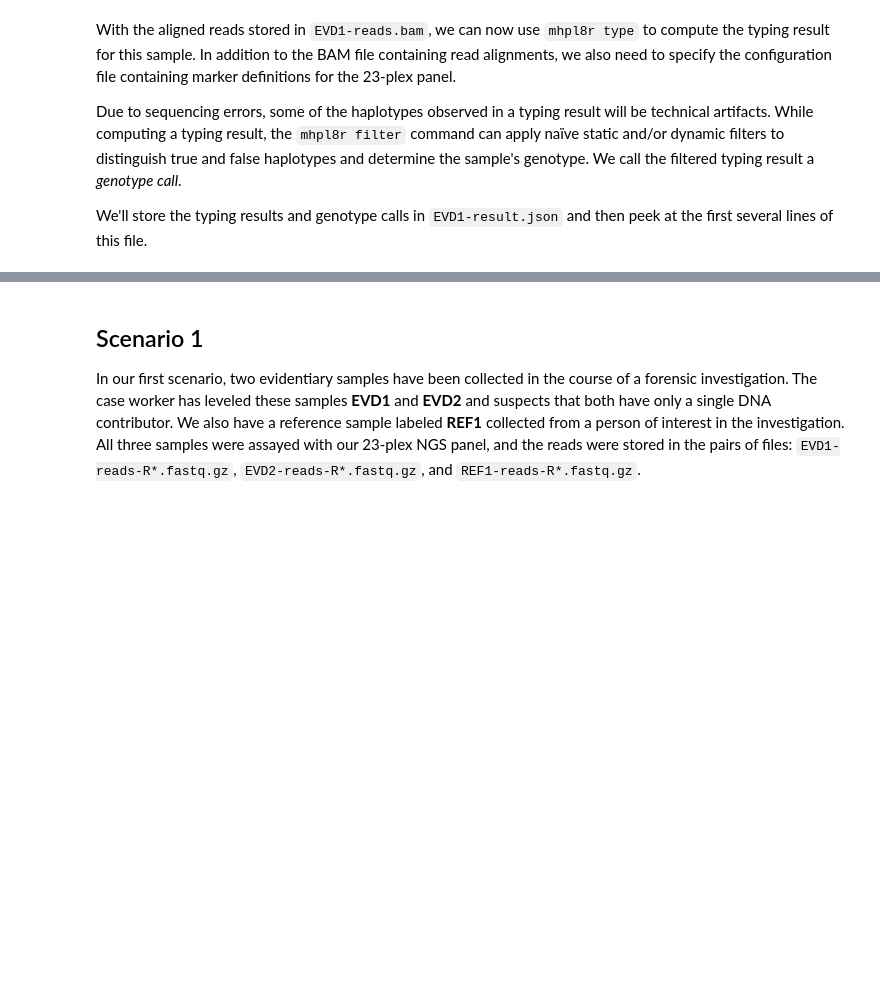
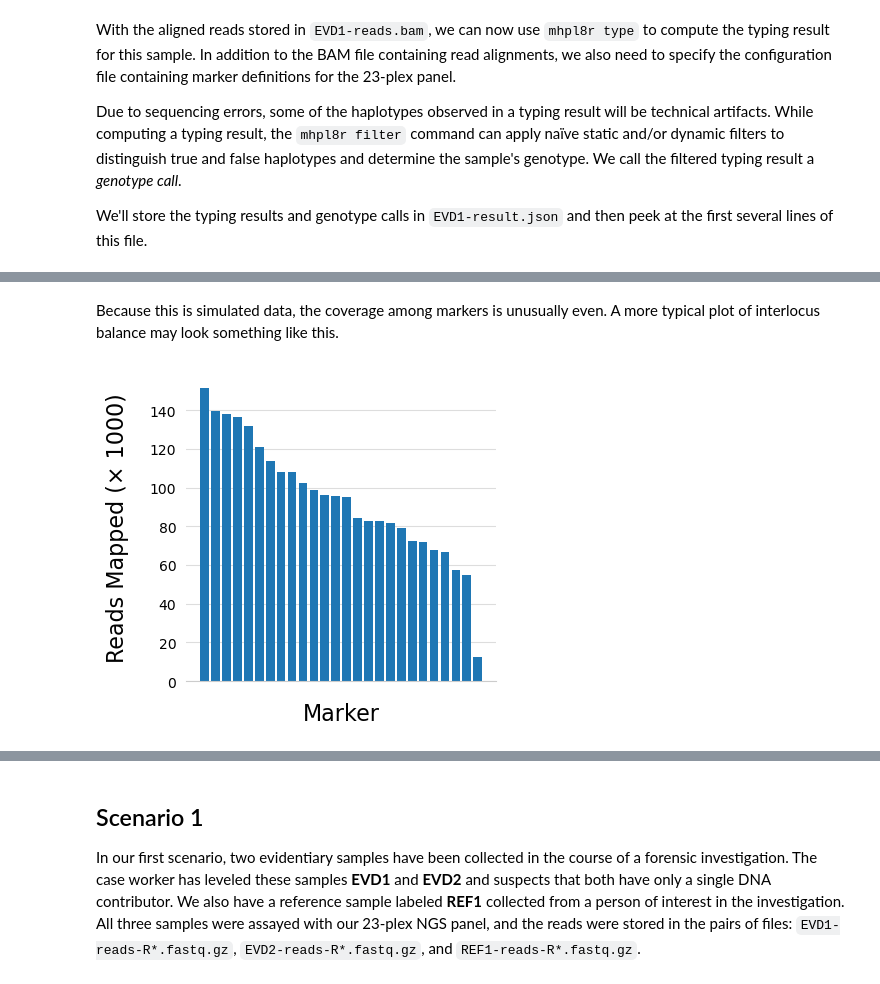
Before and after one commit to bioforensics/MicroHapulator, a Jupyter notebook: binder/demo.ipynb, the cells around one changed output, grey strips where cells are left out. Drawn from its saved outputs; the diff is of its cells as text; code cells hidden in the pictures; blank space fills up the shorter version.

```diff
--- a/binder/demo.ipynb
+++ b/binder/demo.ipynb
@@ -139,0 +204,7 @@ But observing no significant imbalance, we can proceed with our analysis and int
+# %% [markdown]
+Because this is simulated data, the coverage among markers is unusually even.
+A more typical plot of interlocus balance may look something like this.
+# %%
+display < locbalance-example-1.png
+# %% [output]
+[figure, added]
```
Also changed, not shown: parts of 40 cells of this notebook, 17 other files.
